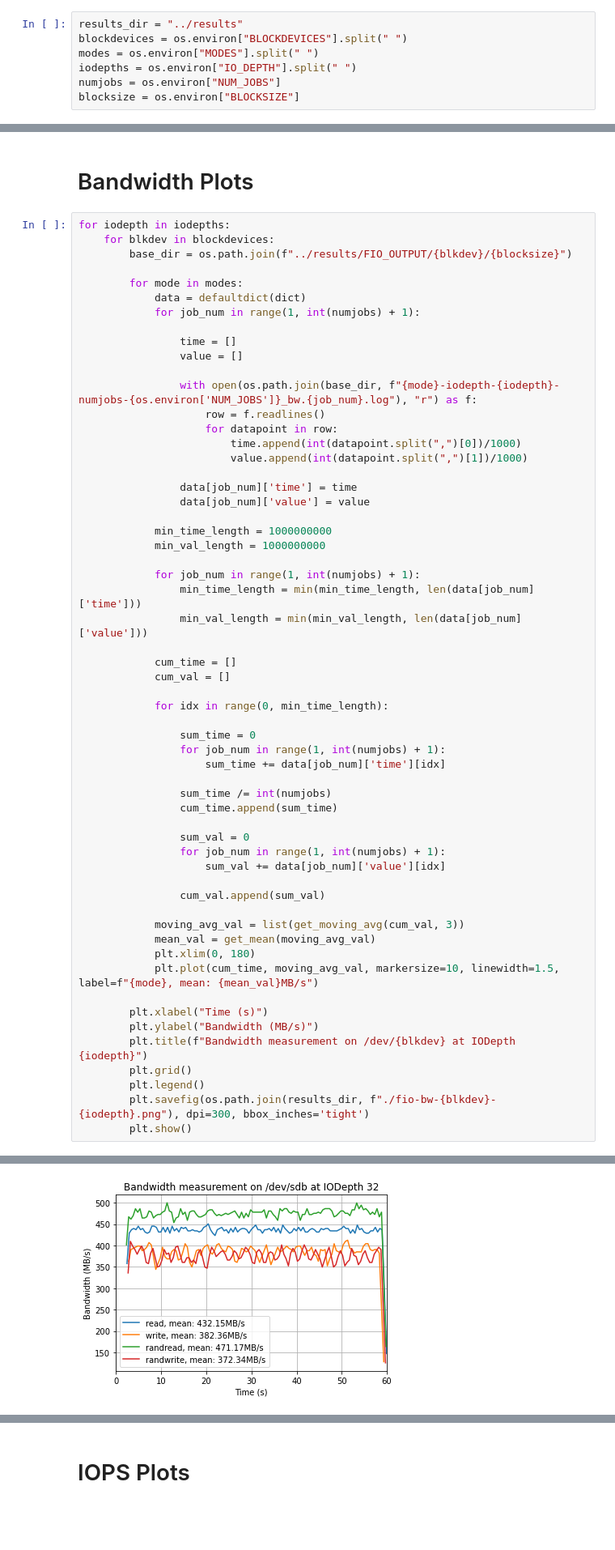
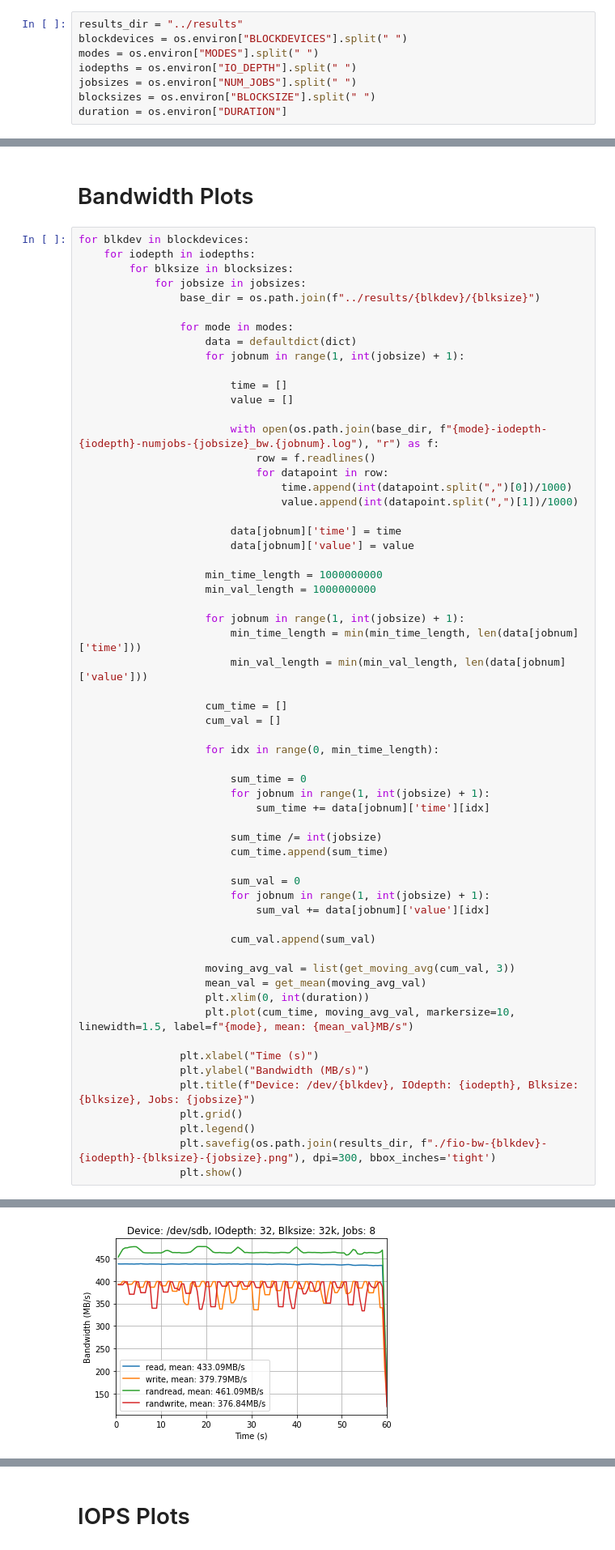
Before and after one commit to uccross/skyhookdm-workflows, a Jupyter notebook: rook/kubestone_fio/notebook/plot.ipynb, the cells around one changed output, grey strips where cells are left out. Shown: that part at 81% size. Cells and saved outputs as stored; diff of their text form; blank space fills up the shorter version.

```diff
--- a/rook/kubestone_fio/notebook/plot.ipynb
+++ b/rook/kubestone_fio/notebook/plot.ipynb
@@ -11,8 +11,9 @@ results_dir = "../results"
 blockdevices = os.environ["BLOCKDEVICES"].split(" ")
 modes = os.environ["MODES"].split(" ")
 iodepths = os.environ["IO_DEPTH"].split(" ")
-numjobs = os.environ["NUM_JOBS"]
-blocksize = os.environ["BLOCKSIZE"]
+jobsizes = os.environ["NUM_JOBS"].split(" ")
+blocksizes = os.environ["BLOCKSIZE"].split(" ")
+duration = os.environ["DURATION"]
 # %%
 def get_mean(lst):
     return "%.2f" % mean(lst)
@@ -22,61 +23,63 @@ def get_moving_avg(x, N):
 # %% [markdown]
 # Bandwidth Plots
 # %%
-for iodepth in iodepths:
-    for blkdev in blockdevices:
-        base_dir = os.path.join(f"../results/FIO_OUTPUT/{blkdev}/{blocksize}")
+for blkdev in blockdevices:
+    for iodepth in iodepths:
+        for blksize in blocksizes:
+            for jobsize in jobsizes:
+                base_dir = os.path.join(f"../results/{blkdev}/{blksize}")
 
-        for mode in modes:
-            data = defaultdict(dict)
-            for job_num in range(1, int(numjobs) + 1):
+                for mode in modes:
+                    data = defaultdict(dict)
+                    for jobnum in range(1, int(jobsize) + 1):
 
-                time = []
-                value = []
+                        time = []
+                        value = []
 
-                with open(os.path.join(base_dir, f"{mode}-iodepth-{iodepth}-numjobs-{os.environ['NUM_JOBS']}_bw.{job_num}.log"), "r") as f:
-                    row = f.readlines()
-                    for datapoint in row:
-                        time.append(int(datapoint.split(",")[0])/1000)
-                        value.append(int(datapoint.split(",")[1])/1000)
+                        with open(os.path.join(base_dir, f"{mode}-iodepth-{iodepth}-numjobs-{jobsize}_bw.{jobnum}.log"), "r") as f:
+                            row = f.readlines()
+                            for datapoint in row:
+                                time.append(int(datapoint.split(",")[0])/1000)
+                                value.append(int(datapoint.split(",")[1])/1000)
 
-                data[job_num]['time'] = time
-                data[job_num]['value'] = value
+                        data[jobnum]['time'] = time
+                        data[jobnum]['value'] = value
 
-            min_time_length = 1000000000
-            min_val_length = 1000000000
+                    min_time_length = 1000000000
+                    min_val_length = 1000000000
 
-            for job_num in range(1, int(numjobs) + 1):
-                min_time_length = min(min_time_length, len(data[job_num]['time']))
-                min_val_length = min(min_val_length, len(data[job_num]['value']))
+                    for jobnum in range(1, int(jobsize) + 1):
+                        min_time_length = min(min_time_length, len(data[jobnum]['time']))
+                        min_val_length = min(min_val_length, len(data[jobnum]['value']))
 
-            cum_time = []
-            cum_val = []
+                    cum_time = []
+                    cum_val = []
 
-            for idx in range(0, min_time_length):
+                    for idx in range(0, min_time_length):
 
-                sum_time = 0
-                for job_num in range(1, int(numjobs) + 1):
-                    sum_time += data[job_num]['time'][idx]
+                        sum_time = 0
+                        for jobnum in range(1, int(jobsize) + 1):
+                            sum_time += data[jobnum]['time'][idx]
 
-                sum_time /= int(numjobs)
-                cum_time.append(sum_time)
+                        sum_time /= int(jobsize)
+                        cum_time.append(sum_time)
 
-                sum_val = 0
-                for job_num in range(1, int(numjobs) + 1):
-                    sum_val += data[job_num]['value'][idx]
+                        sum_val = 0
+                        for jobnum in range(1, int(jobsize) + 1):
+                            sum_val += data[jobnum]['value'][idx]
 
-                cum_val.append(sum_val)
+                        cum_val.append(sum_val)
 
-            moving_avg_val = list(get_moving_avg(cum_val, 3))
-            mean_val = get_mean(moving_avg_val)
-            plt.xlim(0, 180)
-            plt.plot(cum_time, moving_avg_val, markersize=10, linewidth=1.5, label=f"{mode}, mean: {mean_val}MB/s")
+                    moving_avg_val = list(get_moving_avg(cum_val, 3))
+                    mean_val = get_mean(moving_avg_val)
+                    plt.xlim(0, int(duration))
+                    plt.plot(cum_time, moving_avg_val, markersize=10, linewidth=1.5, label=f"{mode}, mean: {mean_val}MB/s")
 
-        plt.xlabel("Time (s)")
-        plt.ylabel("Bandwidth (MB/s)")
-        plt.title(f"Bandwidth measurement on /dev/{blkdev} at IODepth {iodepth}")
-        plt.grid()
-        plt.legend()
-        plt.savefig(os.path.join(results_dir, f"./fio-bw-{blkdev}-{iodepth}.png"), dpi=300, bbox_inches='tight')
-        plt.show()
+                plt.xlabel("Time (s)")
+                plt.ylabel("Bandwidth (MB/s)")
+                plt.title(f"Device: /dev/{blkdev}, IOdepth: {iodepth}, Blksize: {blksize}, Jobs: {jobsize}")
+                plt.grid()
+                plt.legend()
+                plt.savefig(os.path.join(results_dir, f"./fio-bw-{blkdev}-{iodepth}-{blksize}-{jobsize}.png"), dpi=300, bbox_inches='tight')
+                plt.show()
 # %% [output]
@@ -84 +87 @@ for iodepth in iodepths:
-[figure, old version]
+[figure, new version]
```
Also changed, not shown: parts of 3 cells of this notebook, 3 other files.
